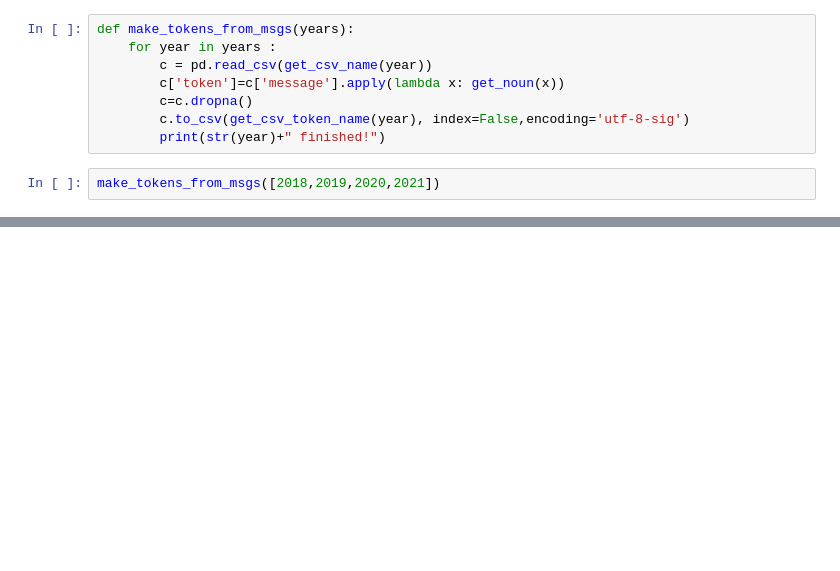
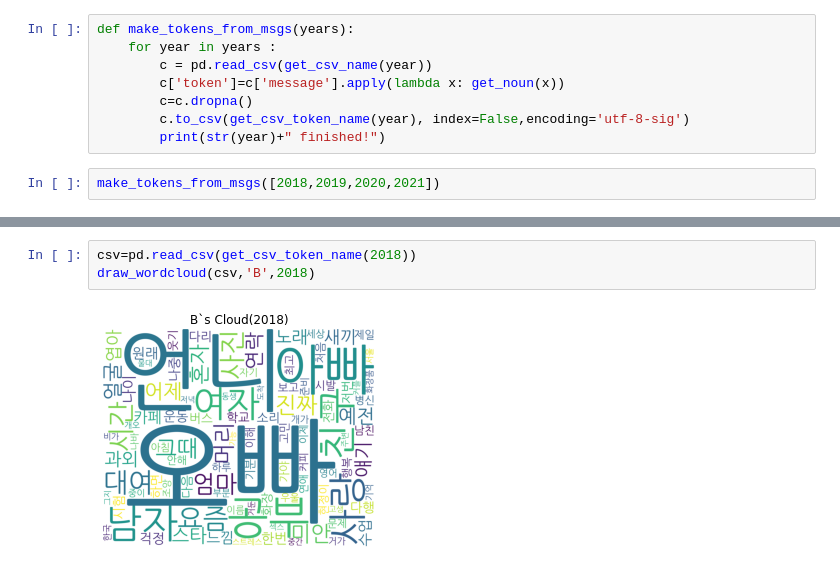
Before and after one commit to daeyab/WhatDidWeTalk, a Jupyter notebook: word_cloud.ipynb, the cells around one changed output, grey strips where cells are left out. Cells and saved outputs as stored; diff of their text form; blank space fills up the shorter version.

```diff
--- a/word_cloud.ipynb
+++ b/word_cloud.ipynb
@@ -158,0 +175,5 @@ draw_wordcloud(csv,'B',2020)
+# %%
+csv=pd.read_csv(get_csv_token_name(2018))
+draw_wordcloud(csv,'B',2018)
+# %% [output]
+[figure, added]
```
Also changed, not shown: parts of 9 cells of this notebook.
